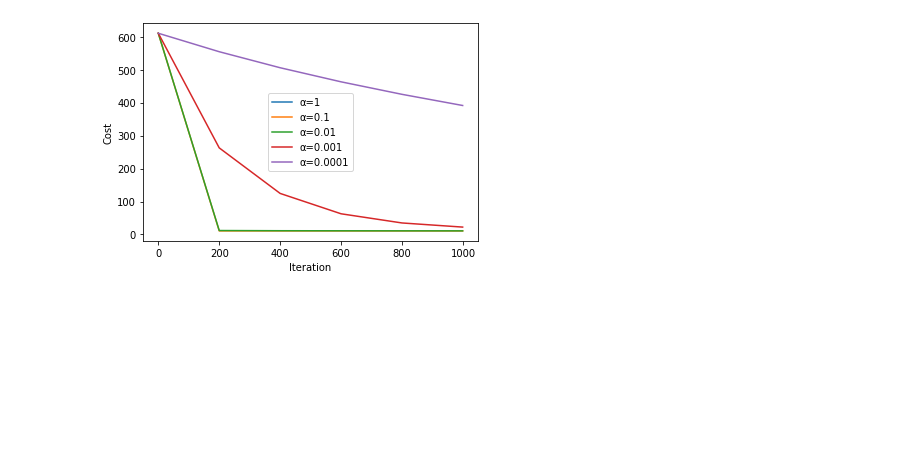
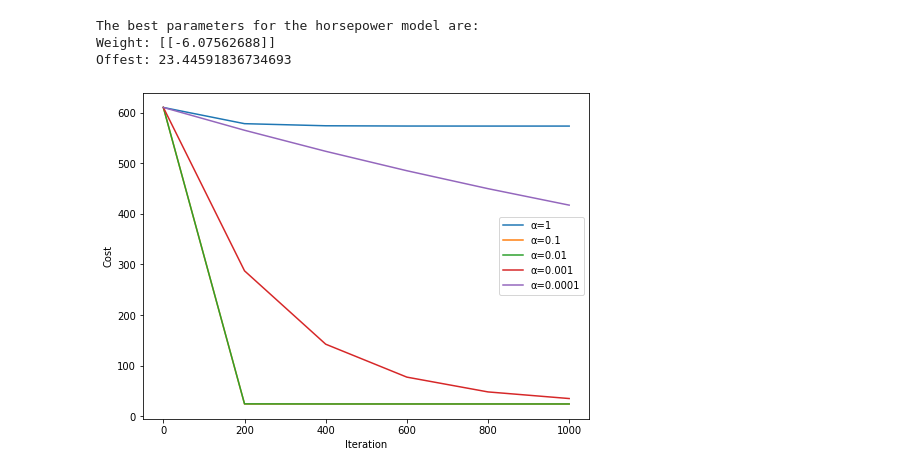
Before and after one commit to arina-sbz/Linear-Reg-Gradient-Descent-From-Scratch-In-NumPy, a Jupyter notebook: Linear Regression and Gradient Descent Implementation with NumPy.ipynb, the cells around one changed output. Cells and saved outputs as stored; diff of their text form; code cells hidden in the pictures; blank space fills up the shorter version.

```diff
--- a/Linear Regression and Gradient Descent Implementation with NumPy.ipynb
+++ b/Linear Regression and Gradient Descent Implementation with NumPy.ipynb
@@ -5,3 +5,6 @@ from main_functions import *
 # global variables
 num_iterations = 1000
 learning_rates = [1, 1e-1, 1e-2, 1e-3, 1e-4]
+recording_iterations = [0, 200, 400, 600, 800, 1000]
+hp_total_costs = []
+all_total_costs = []
@@ -17,0 +13,4 @@ print(X_train_normalized.shape)
+# %%
+# load the data
+X_hp, X_hp_normalized, Y_hp = load_auto(False) # load the training data with just horsepower feature column
+X_all, X_all_normalized, Y_all = load_auto() # load the training data with all features
@@ -18,6 +46,6 @@ print(X_train_normalized.shape)
 # %%
-total_costs = []
+# train and record the costs for the horsepower data with different learning rates
 for i in learning_rates:
-    weights, b, cost_list,iterations = train_linear_model(X_train_normalized, Y_train, num_iterations, i)
-    total_costs.append(cost_list)
+    hp_weight, hp_b, hp_cost_list, hp_iterations = train_linear_model(X_hp_normalized, Y_hp, num_iterations, i)
+    hp_total_costs.append(hp_cost_list)
 # %% [output]
@@ -79,4 +121,13 @@ print(total_costs)
+# %%
+print("The best parameters for the horsepower model are:")
+print(f"Weight: {hp_weight}")
+print(f"Offest: {hp_b}")
+# %% [output]
+The best parameters for the horsepower model are:
+Weight: [[-6.07562688]]
+Offest: 23.44591836734693
 # %%
-show_plot(total_costs, learning_rates)
+# show the plot for the horsepower model
+show_plot(hp_total_costs, learning_rates, recording_iterations, "hp_plot")
 # %% [output]
-[figure, old version]
+[figure, new version]
```
Also changed, not shown: parts of 24 cells of this notebook, 4 other files.
